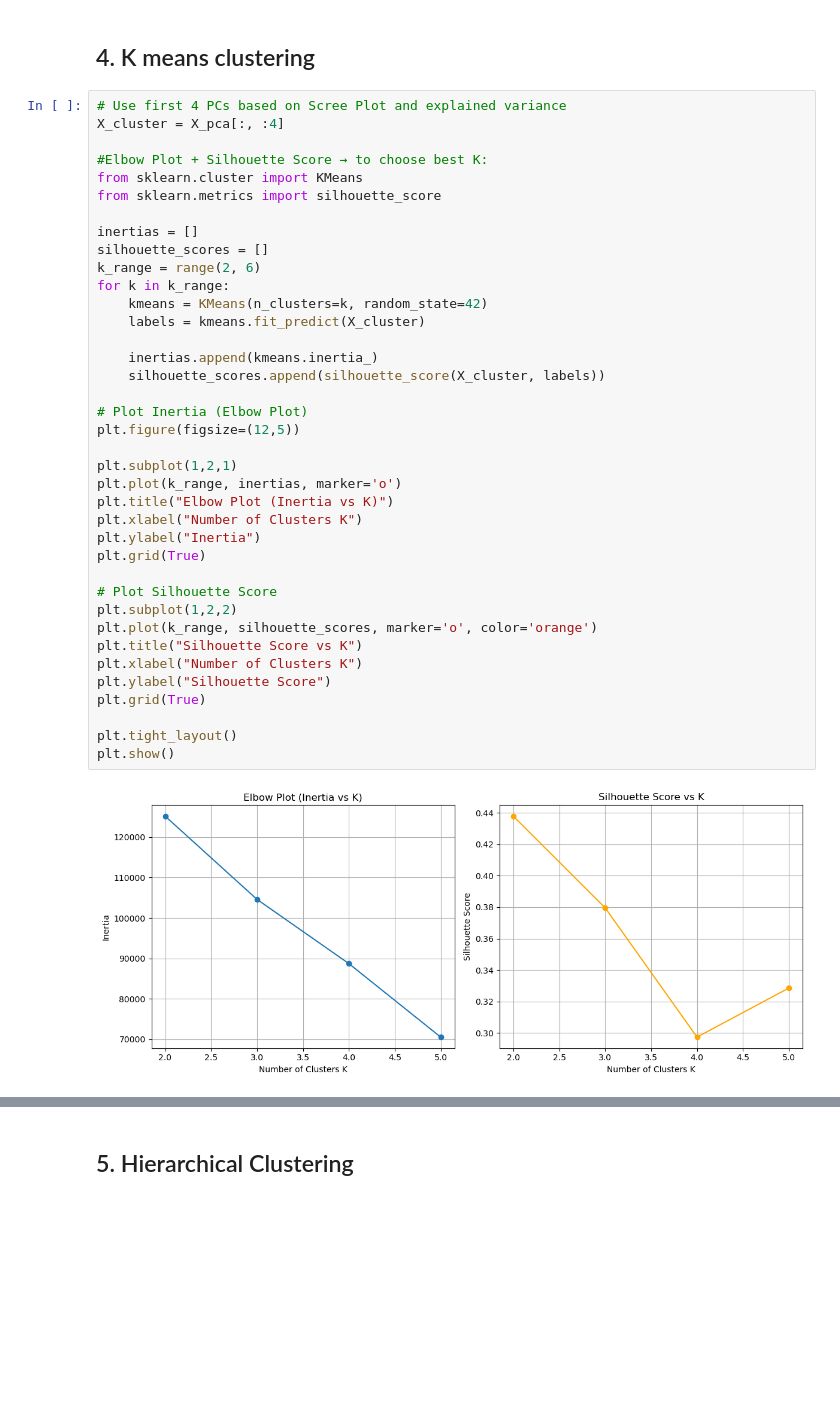
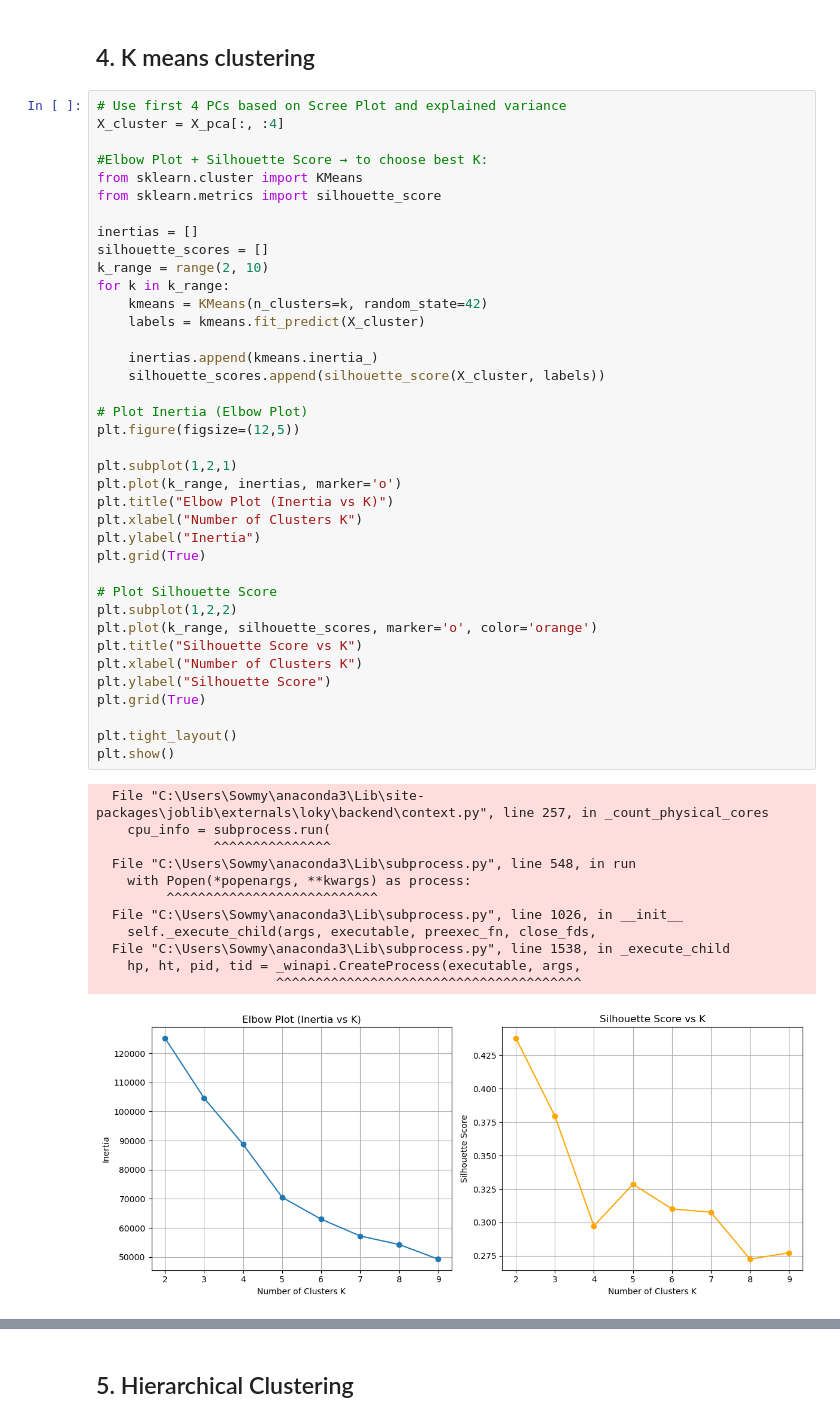
Before and after one commit to kmohammedsu/global-mortality-analysis, a Jupyter notebook: Notebooks/03_Unsupervised Learning.ipynb, the cells around one changed output, grey strips where cells are left out. Saved outputs shown, nothing was run; the diff lists cells and outputs as text; blank space fills up the shorter version.

```diff
--- a/Notebooks/03_Unsupervised Learning_ .ipynb
+++ b/Notebooks/03_Unsupervised Learning.ipynb
@@ -169,33 +182,44 @@ from sklearn.metrics import silhouette_score
 
 inertias = []
 silhouette_scores = []
-k_range = range(2, 6)
+k_range = range(2, 10)
 for k in k_range:
     kmeans = KMeans(n_clusters=k, random_state=42)
     labels = kmeans.fit_predict(X_cluster)
 
     inertias.append(kmeans.inertia_)
     silhouette_scores.append(silhouette_score(X_cluster, labels))
 
 # Plot Inertia (Elbow Plot)
 plt.figure(figsize=(12,5))
 
 plt.subplot(1,2,1)
 plt.plot(k_range, inertias, marker='o')
 plt.title("Elbow Plot (Inertia vs K)")
 plt.xlabel("Number of Clusters K")
 plt.ylabel("Inertia")
 plt.grid(True)
 
 # Plot Silhouette Score
 plt.subplot(1,2,2)
 plt.plot(k_range, silhouette_scores, marker='o', color='orange')
 plt.title("Silhouette Score vs K")
 plt.xlabel("Number of Clusters K")
 plt.ylabel("Silhouette Score")
 plt.grid(True)
 
 plt.tight_layout()
 plt.show()
 # %% [output]
+  File "C:\Users\Sowmy\anaconda3\Lib\site-packages\joblib\externals\loky\backend\context.py", line 257, in _count_physical_cores
+    cpu_info = subprocess.run(
+               ^^^^^^^^^^^^^^^
+  File "C:\Users\Sowmy\anaconda3\Lib\subprocess.py", line 548, in run
+    with Popen(*popenargs, **kwargs) as process:
+         ^^^^^^^^^^^^^^^^^^^^^^^^^^^
+  File "C:\Users\Sowmy\anaconda3\Lib\subprocess.py", line 1026, in __init__
+    self._execute_child(args, executable, preexec_fn, close_fds,
+  File "C:\Users\Sowmy\anaconda3\Lib\subprocess.py", line 1538, in _execute_child
+    hp, ht, pid, tid = _winapi.CreateProcess(executable, args,
+                       ^^^^^^^^^^^^^^^^^^^^^^^^^^^^^^^^^^^^^^^
-[figure, old version]
+[figure, new version]
```
Also changed, not shown: parts of 23 cells of this notebook.
